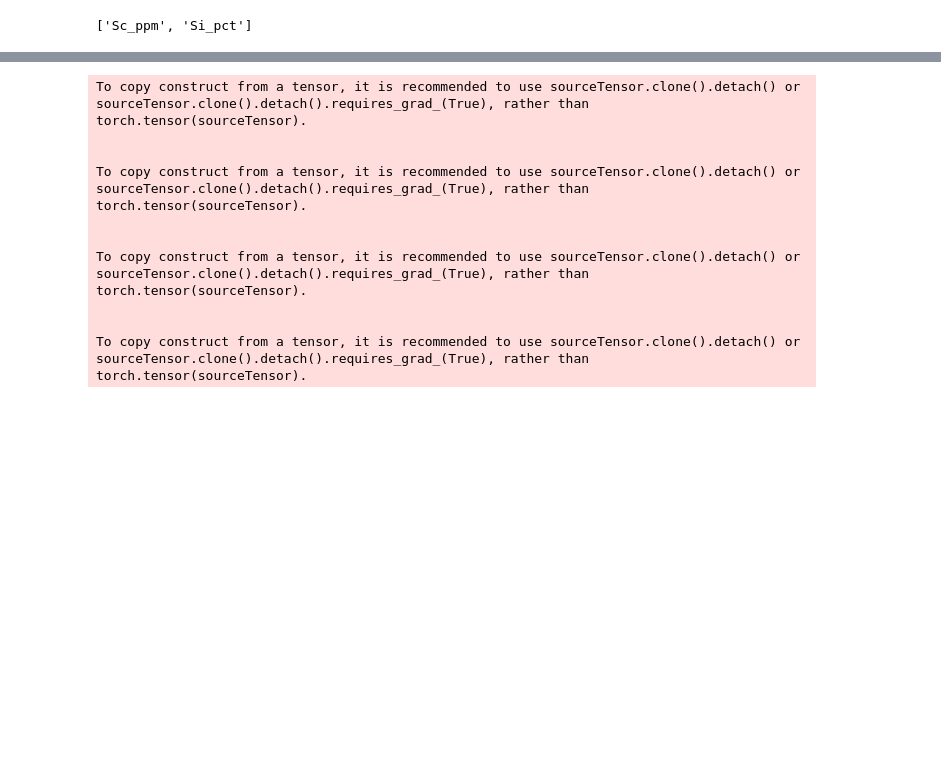
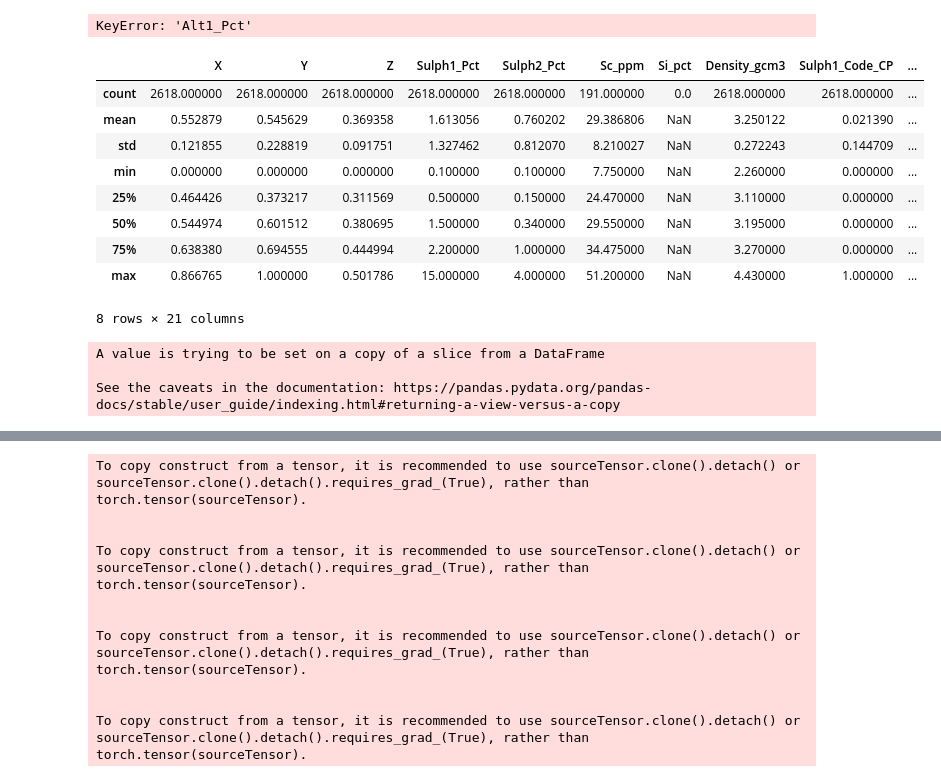
Before and after one commit to Fabian-Leal/PhD-Thesis---Incorporating-Deep-Learning-into-Statistical-Models-for-Spatial-Interpolation, a Jupyter notebook: Paper 3 PhD BNNs for multivariate predictions/NN Multivariate/Multivariates prediction density.ipynb, the cells around one changed output, grey strips where cells are left out. Drawn from its saved outputs; the diff is of its cells as text; code cells hidden in the pictures; blank space fills up the shorter version.

```diff
--- a/Paper 3 PhD BNNs for multivariate predictions/NN Multivariate/Multivariates prediction density.ipynb
+++ b/Paper 3 PhD BNNs for multivariate predictions/NN Multivariate/Multivariates prediction density.ipynb
@@ -16,0 +19,10 @@ density_data = pd.read_csv("../Curated_data/density_predictors.csv", low_memory=
+# %%
+filter = ['Sulph1_Code', 'Sulph1_Pct', 'Sulph2_Code', 'Sulph2_Pct']
+
+deposit_data = density_data
+# %%
+
+# Display the list
+print(filter)
+
+deposit_data = deposit_data.dropna(subset=[mineral] + filter)
@@ -16,0 +66,22 @@ density_data = pd.read_csv("../Curated_data/density_predictors.csv", low_memory=
+# %%
+# Identify the encoded columns based on the common pattern
+encoded_columns = [col for col in encoded_data.columns if '_Code_' in col]
+
+# List to store the total columns
+total_columns = []
+
+# Iterate through the encoded columns and calculate the total for each category
+for col in encoded_columns:
+    # Extract the prefix and original column name
+    prefix, original_column = col.split('_Code_')
+
+    # Calculate the total for the category
+    total_column = f"{original_column}_Total"
+    total_columns.append(total_column)
+
+    # Multiply the code column by the corresponding percentage column and sum them
+    encoded_data[total_column] = (
+        encoded_data[f"{prefix}_Code_{original_column}"] * encoded_data[f"{prefix}_Pct"]
+    )
+# %% [output]
+KeyError: 'Alt1_Pct'
@@ -17 +117,14 @@ density_data = pd.read_csv("../Curated_data/density_predictors.csv", low_memory=
+# %%
+encoded_data.describe()
+# %% [output]
+|  | X | Y | Z | Sulph1_Pct | Sulph2_Pct | Sc_ppm | Si_pct | Density_gcm3 | Sulph1_Code_CP | ... |
+| count | 2618.000000 | 2618.000000 | 2618.000000 | 2618.000000 | 2618.000000 | 191.000000 | 0.0 | 2618.000000 | 2618.000000 | ... |
+| mean | 0.552879 | 0.545629 | 0.369358 | 1.613056 | 0.760202 | 29.386806 | NaN | 3.250122 | 0.021390 | ... |
+| std | 0.121855 | 0.228819 | 0.091751 | 1.327462 | 0.812070 | 8.210027 | NaN | 0.272243 | 0.144709 | ... |
+| min | 0.000000 | 0.000000 | 0.000000 | 0.100000 | 0.100000 | 7.750000 | NaN | 2.260000 | 0.000000 | ... |
+| 25% | 0.464426 | 0.373217 | 0.311569 | 0.500000 | 0.150000 | 24.470000 | NaN | 3.110000 | 0.000000 | ... |
+| 50% | 0.544974 | 0.601512 | 0.380695 | 1.500000 | 0.340000 | 29.550000 | NaN | 3.195000 | 0.000000 | ... |
+| 75% | 0.638380 | 0.694555 | 0.444994 | 2.200000 | 1.000000 | 34.475000 | NaN | 3.270000 | 0.000000 | ... |
+| max | 0.866765 | 1.000000 | 0.501786 | 15.000000 | 4.000000 | 51.200000 | NaN | 4.430000 | 1.000000 | ... |
+8 rows × 21 columns
 # %%
@@ -24,8 +132,0 @@ deposit_data = density_data
-# %%
-covariates = covariates.tolist()
-# Display the list
-print(covariates)
-
-deposit_data = deposit_data.dropna(subset=[mineral] + covariates)
-# %% [output]
-['Sc_ppm', 'Si_pct']
@@ -34,0 +133,6 @@ mineral = 'Density_gcm3'
+# %%
+deposit_data.fillna(0, inplace=True)
+# %% [output]
+A value is trying to be set on a copy of a slice from a DataFrame
+
+See the caveats in the documentation: https://pandas.pydata.org/pandas-docs/stable/user_guide/indexing.html#returning-a-view-versus-a-copy
```
Also changed, not shown: parts of 14 cells of this notebook, 3 other files.
